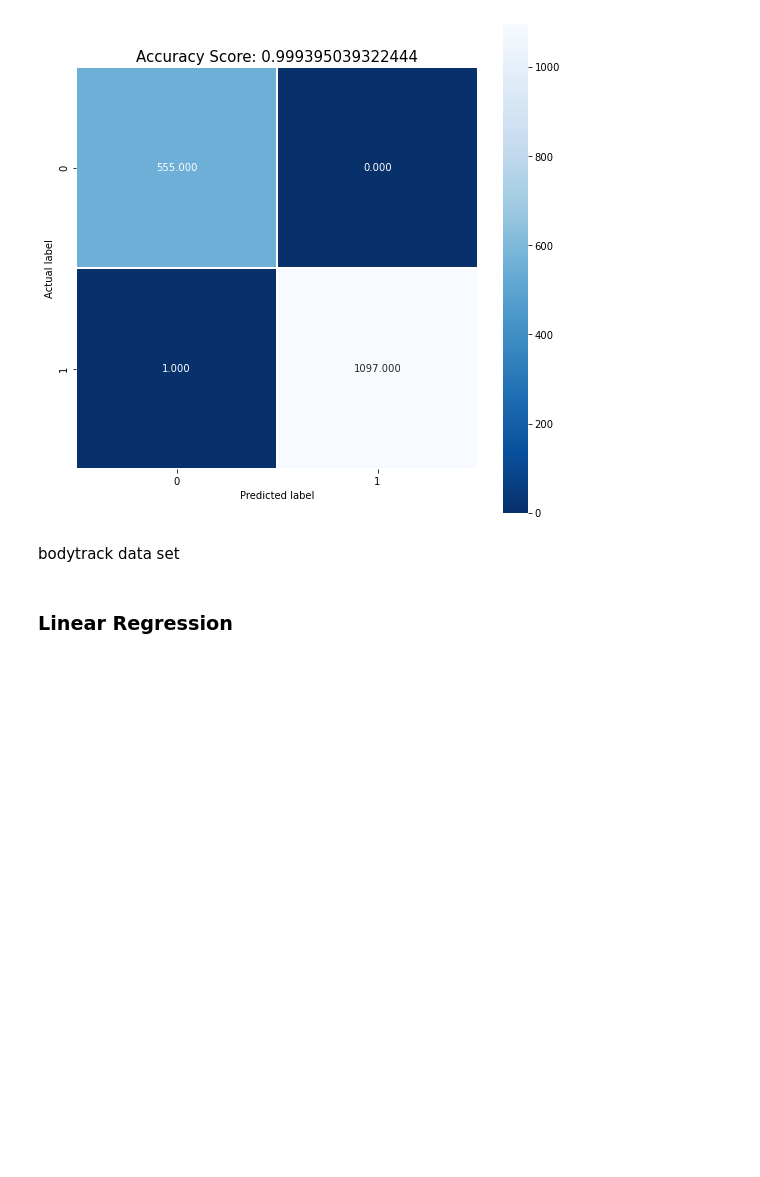
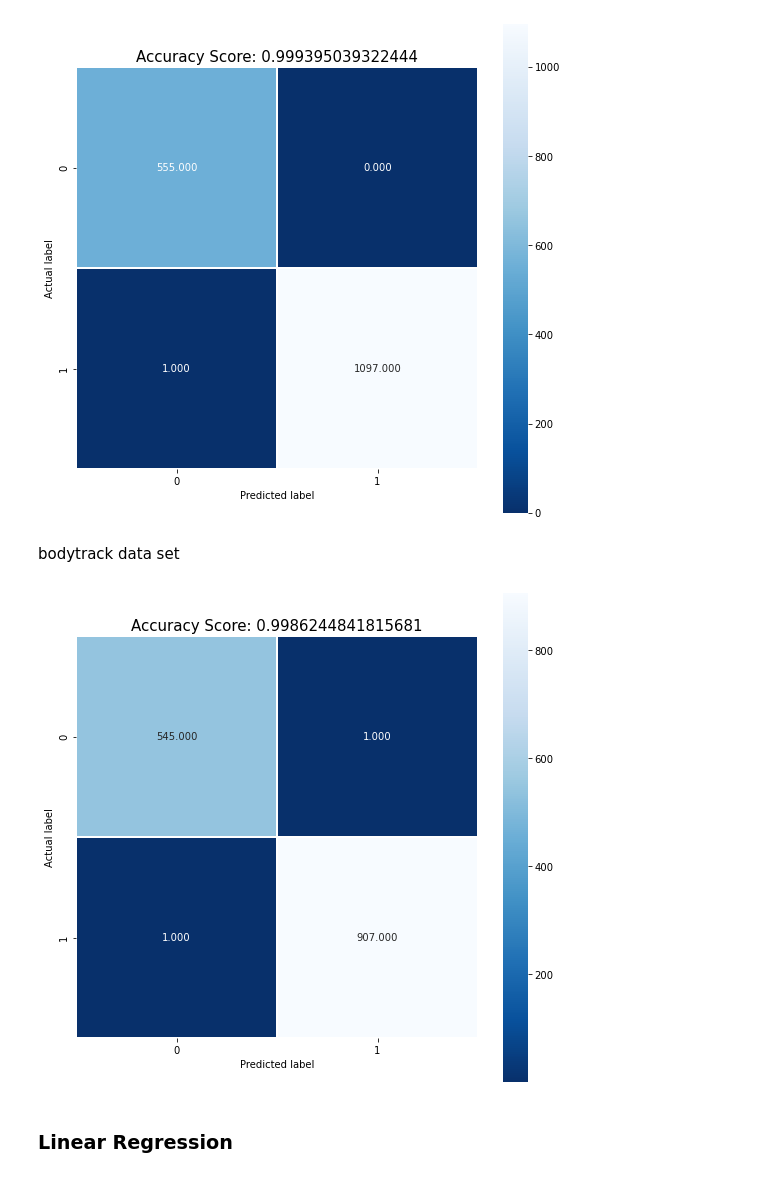
Before and after one commit to ajleo899/EE379KEdgeAI, a Jupyter notebook: hw2/p2q1.ipynb, the cells around one changed output. Cells and saved outputs as stored; diff of their text form; code cells hidden in the pictures; blank space fills up the shorter version.

```diff
--- a/hw2/p2q1.ipynb
+++ b/hw2/p2q1.ipynb
@@ -136,5 +136,16 @@ con_mat(cm_tree, score_tree)
 [figure]
 # %% [markdown]
 bodytrack data set
+# %%
+model_tree = DecisionTreeClassifier()
+model_tree.fit(X, Y)
+predictions_tree = model_tree.predict(x_test_body)
+
+cm_tree = metrics.confusion_matrix(y_test_body, predictions_tree)
+score_tree = model_tree.score(x_test_body, y_test_body)
+
+con_mat(cm_tree, score_tree)
+# %% [output]
+[figure, added]
 # %% [markdown]
 ### Linear Regression
```
